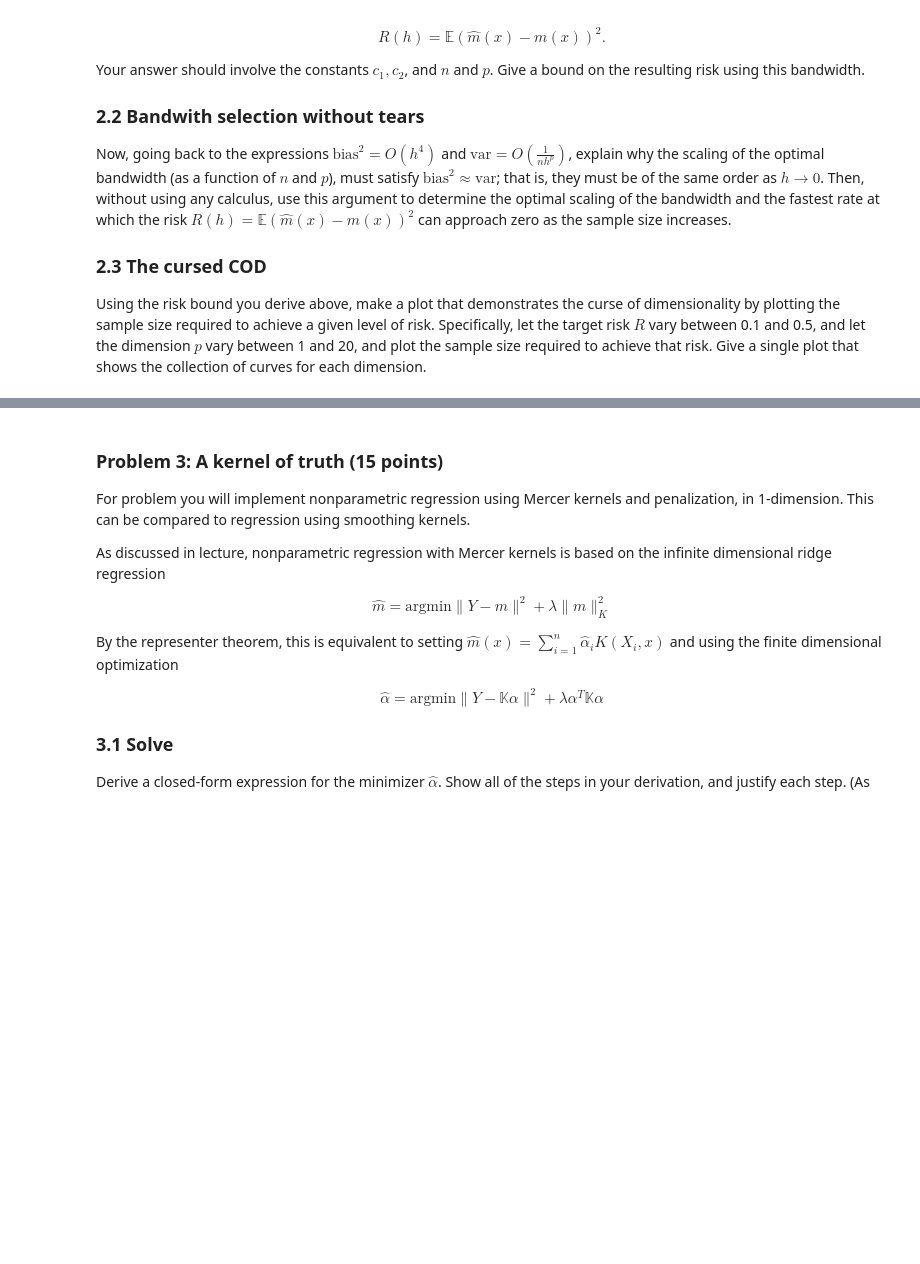
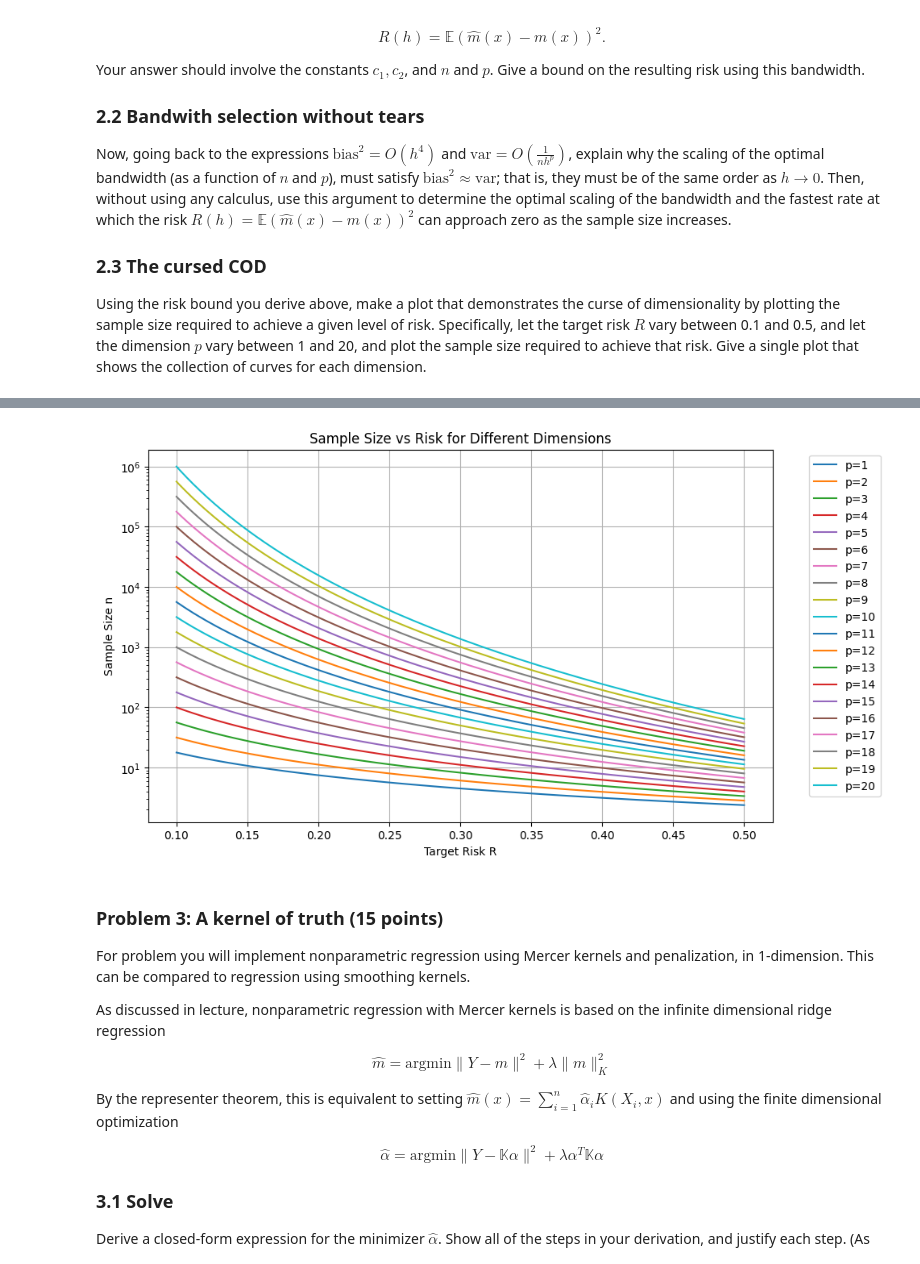
Before and after one commit to joycqu17/365, a Jupyter notebook: assignments/assn1/assn1.ipynb, the cells around one changed output, grey strips where cells are left out. Cells and saved outputs as stored; diff of their text form; code cells hidden in the pictures; blank space fills up the shorter version.

```diff
--- a/assignments/assn1/assn1.ipynb
+++ b/assignments/assn1/assn1.ipynb
@@ -240,3 +240,23 @@ Using the risk bound you derive above, make a plot that demonstrates the curse o
+# %%
+#2.3
+R_target = np.linspace(0.1, 0.5, 100)
+p_values = range(1, 21)
+
+plt.figure(figsize=(10,6))
+
+for p in p_values:
+    n_required = R_target ** (-(4 + p)/4)
+    plt.plot(R_target, n_required, label=f"p={p}")
+
+plt.yscale('log')  # Use log scale to better show range
+plt.xlabel("Target Risk R")
+plt.ylabel("Sample Size n")
+plt.title("Sample Size vs Risk for Different Dimensions")
+plt.legend(bbox_to_anchor=(1.05, 1), loc='upper left')
+plt.grid(True)
+plt.show()
+# %% [output]
+[figure, added]
 # %% [markdown]
 ### Problem 3: A kernel of truth (15 points)
 
```
Also changed, not shown: parts of 3 cells of this notebook.
